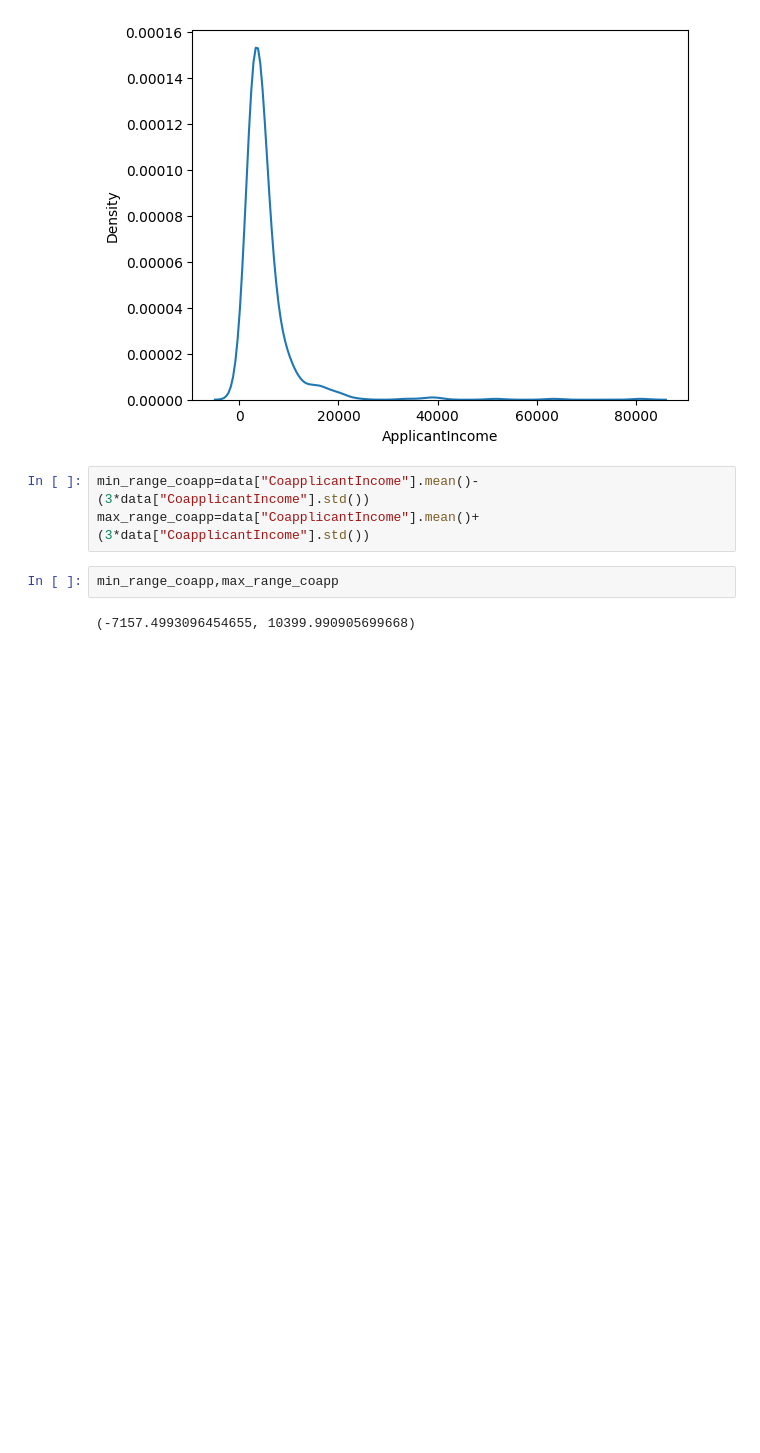
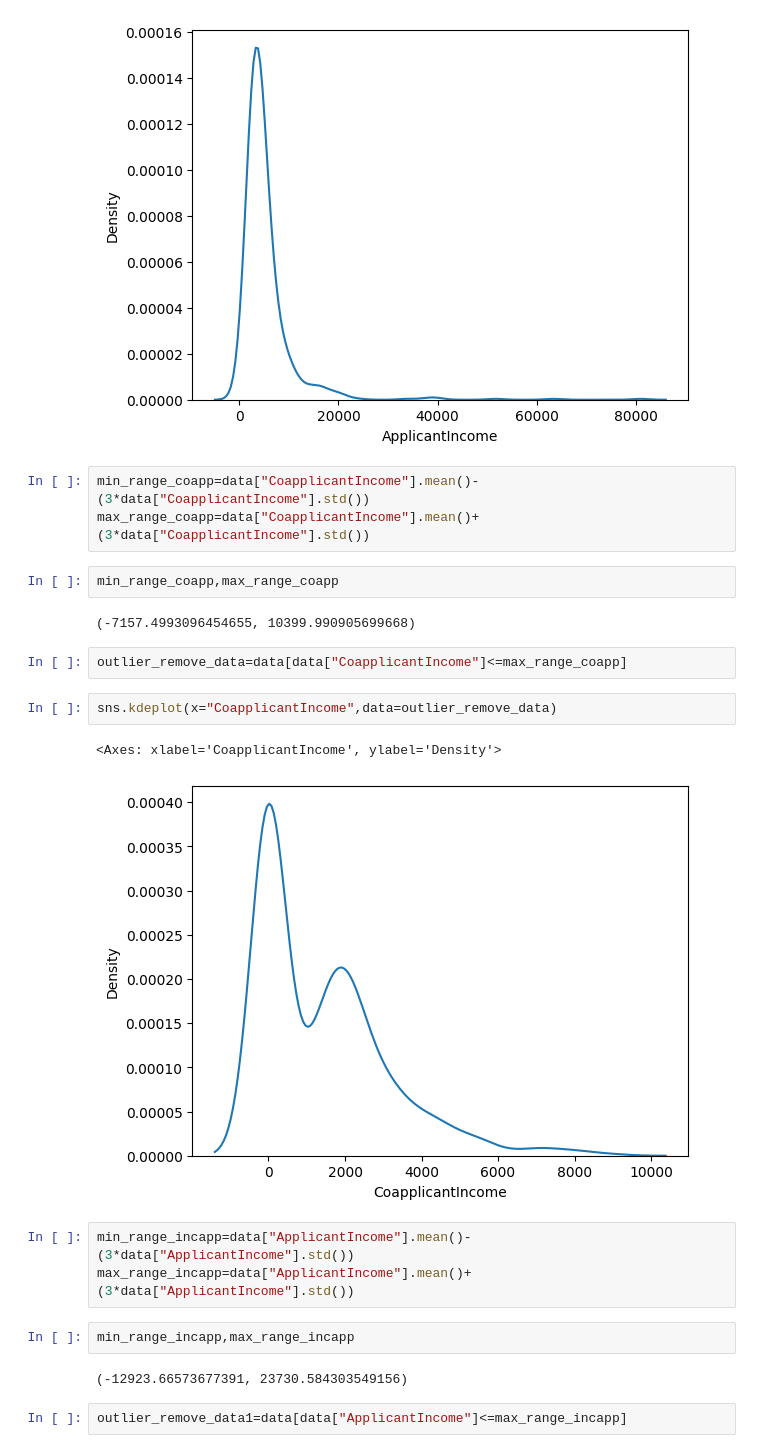
Before and after one commit to tanviparmarrajput/DATA-CLAENING-DATA-VISUALIZATION, a Jupyter notebook: 8outliers.ipynb, the cells around one changed output. Cells and saved outputs as stored; diff of their text form; blank space fills up the shorter version.

Commit message:
outliers

```diff
--- a/8outliers.ipynb
+++ b/8outliers.ipynb
@@ -111,3 +111,19 @@ max_range_coapp=data["CoapplicantIncome"].mean()+(3*data["CoapplicantIncome"].st
 min_range_coapp,max_range_coapp
 # %% [output]
 (-7157.4993096454655, 10399.990905699668)
+# %%
+outlier_remove_data=data[data["CoapplicantIncome"]<=max_range_coapp]
+# %%
+sns.kdeplot(x="CoapplicantIncome",data=outlier_remove_data)
+# %% [output]
+<Axes: xlabel='CoapplicantIncome', ylabel='Density'>
+[figure, added]
+# %%
+min_range_incapp=data["ApplicantIncome"].mean()-(3*data["ApplicantIncome"].std())
+max_range_incapp=data["ApplicantIncome"].mean()+(3*data["ApplicantIncome"].std())
+# %%
+min_range_incapp,max_range_incapp
+# %% [output]
+(-12923.66573677391, 23730.584303549156)
+# %%
+outlier_remove_data1=data[data["ApplicantIncome"]<=max_range_incapp]
```
Also changed, not shown: parts of 15 cells of this notebook, 1 other file.
